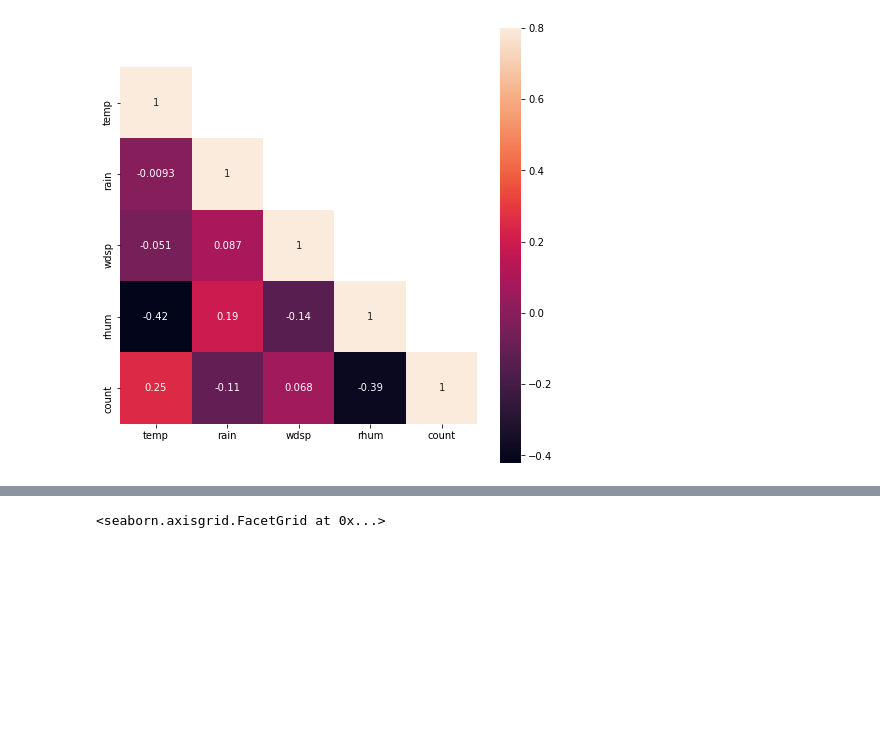
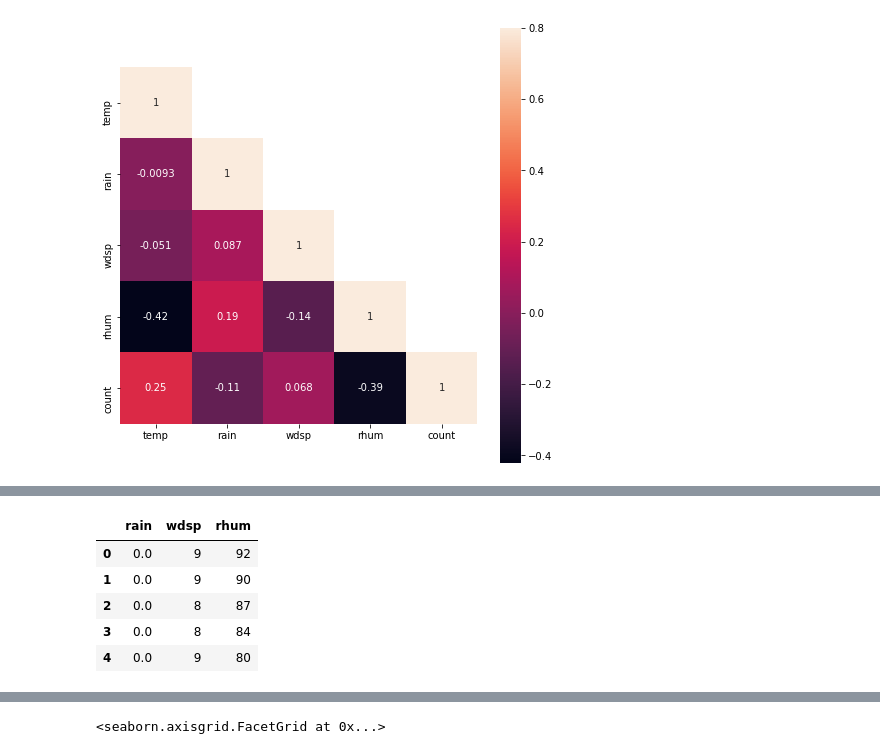
Before and after one commit to pessini/moby-bikes, a Jupyter notebook: notebooks/moby-demand-predicition.ipynb, the cells around one changed output, grey strips where cells are left out. Saved outputs shown, nothing was run; the diff lists cells and outputs as text; code cells hidden in the pictures; blank space fills up the shorter version.

```diff
--- a/notebooks/moby-demand-predicition.ipynb
+++ b/notebooks/moby-demand-predicition.ipynb
@@ -666,0 +688,10 @@ plt.show()
+# %%
+normalized_numerical_data = hourly_data.filter(['rain','wdsp','rhum'], axis=1)
+normalized_numerical_data.head()
+# %% [output]
+|  | rain | wdsp | rhum |
+| 0 | 0.0 | 9 | 92 |
+| 1 | 0.0 | 9 | 90 |
+| 2 | 0.0 | 8 | 87 |
+| 3 | 0.0 | 8 | 84 |
+| 4 | 0.0 | 9 | 80 |
```
Also changed, not shown: parts of 12 cells of this notebook.
